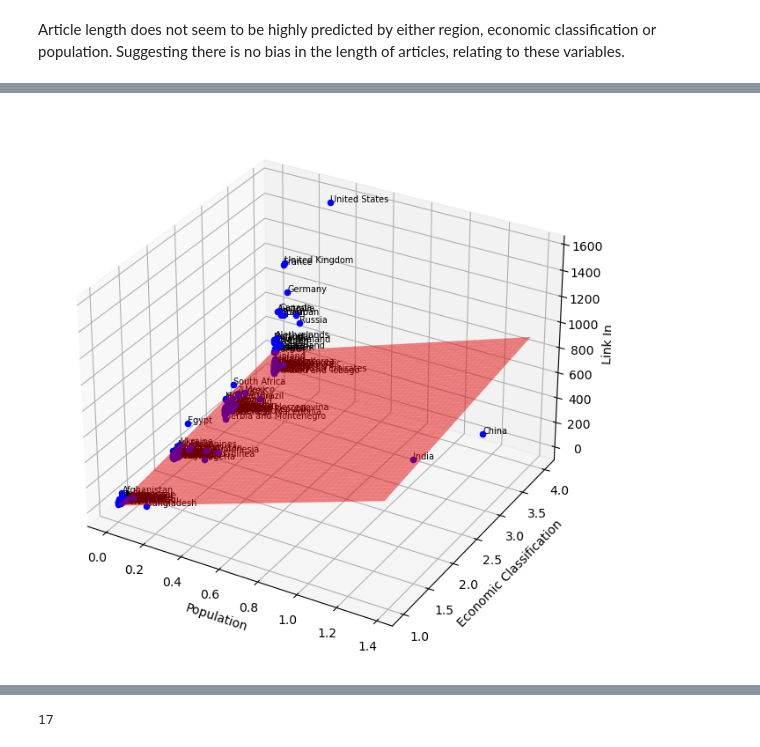
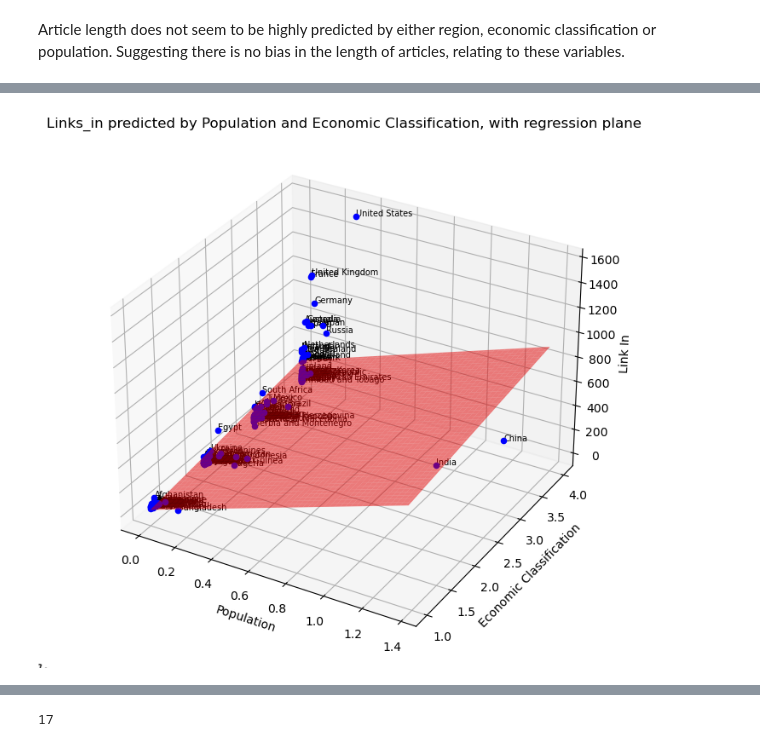
Before and after one commit to epfl-ada/ada-2023-project-jellyfish401, a Jupyter notebook: p2.ipynb, the cells around one changed output, grey strips where cells are left out. Drawn from its saved outputs; the diff is of its cells as text; code cells hidden in the pictures.

Commit message:
Regression final edits

```diff
--- a/p2.ipynb
+++ b/p2.ipynb
@@ -1754,31 +1616,32 @@ y = main_df['link_in']
 countries = main_df['Country']
 
 # Build the model with a constant
 X_with_const = sm.add_constant(X)
 model = sm.OLS(y, X_with_const).fit()
 
 # Prepare data for 3D plot
 xx, yy = np.meshgrid(np.linspace(X['Population'].min(), X['Population'].max(), 100),
                      np.linspace(X['Economic classification_dummy'].min(), X['Economic classification_dummy'].max(), 100))
 zz = model.params[0] + model.params[1] * xx + model.params[2] * yy
 
 # Create 3D plot
 fig = plt.figure(figsize=(10, 8))
 ax = fig.add_subplot(111, projection='3d')
 
 # Plot the original data points and label them
 for idx, row in main_df.iterrows():
     ax.scatter(row['Population'], row['Economic classification_dummy'], row['link_in'], color='b', marker='o')
     ax.text(row['Population'], row['Economic classification_dummy'], row['link_in'], '%s' % (row['Country']), size=7, zorder=1)
 
 # Plot the regression plane
 ax.plot_surface(xx, yy, zz, color='r', alpha=0.5)
 
 # Set labels
 ax.set_xlabel('Population')
 ax.set_ylabel('Economic Classification')
 ax.set_zlabel('Link In')
+ax.set_title('Links_in predicted by Population and Economic Classification, with regression plane')
 
 plt.show()
 # %% [output]
-[figure, old version]
+[figure, new version]
```
Also changed, not shown: parts of 49 cells of this notebook.
